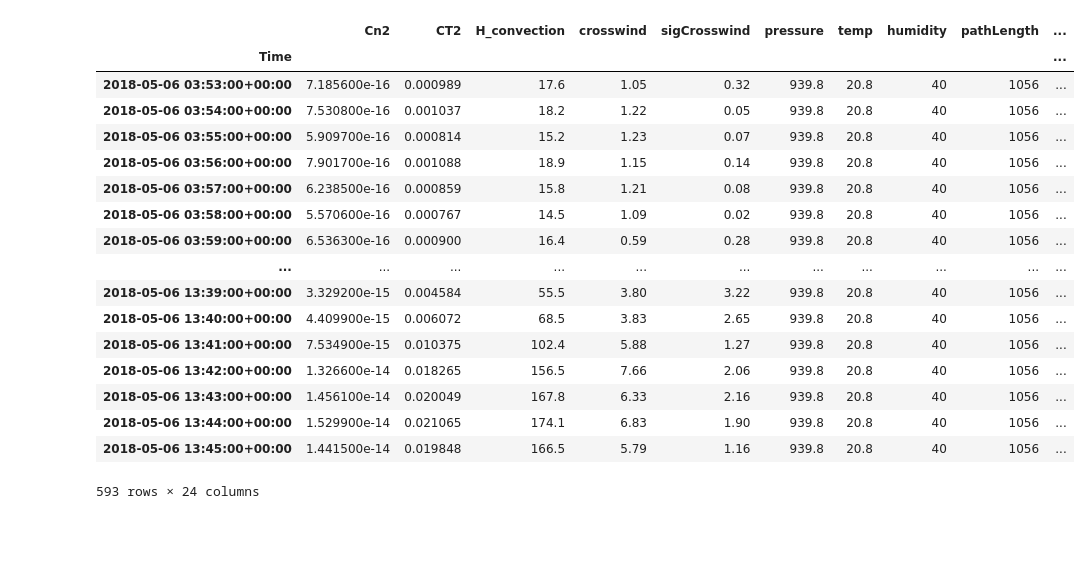
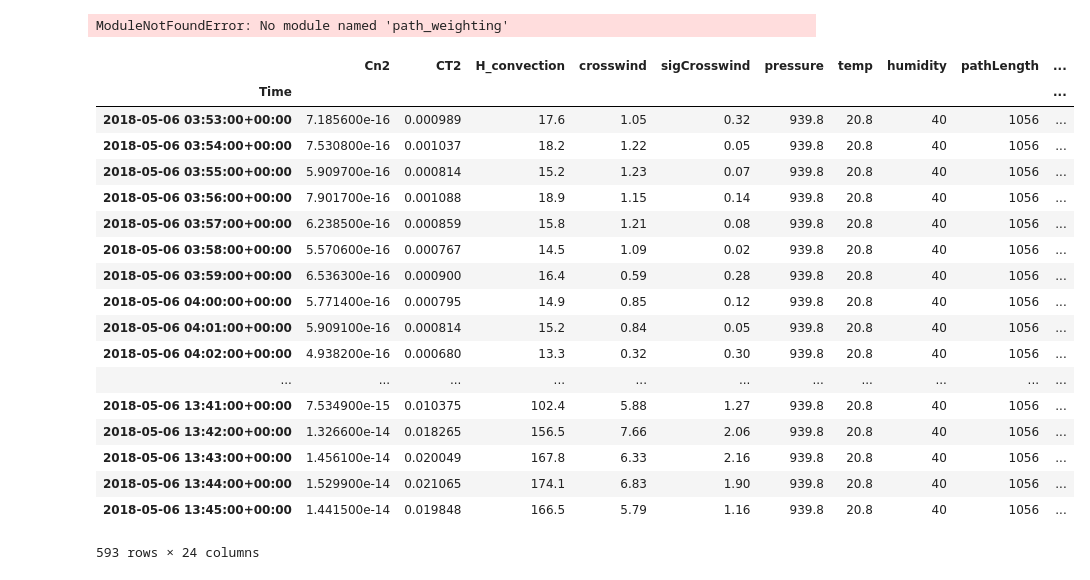
Before and after one commit to gampnico/ss19-feldkurs, a Jupyter notebook: Pycode/notebooks/preliminary_plots.ipynb, the cells around one changed output. Saved outputs shown, nothing was run; the diff lists cells and outputs as text; code cells hidden in the pictures; blank space fills up the shorter version.

```diff
--- a/Pycode/notebooks/preliminary_plots.ipynb
+++ b/Pycode/notebooks/preliminary_plots.ipynb
@@ -4,47 +4,51 @@ import pandas as pd
 %matplotlib inline
 import matplotlib.pyplot as plt
 import numpy as np
-
+import os
 import path_weighting as pw
-import cn_derivations as cn
+# import cn_derivations as cn
 
 pd.options.display.max_rows = 14
 import seaborn as sns
 sns.set_style('ticks')
 sns.set_context('talk')
+os.getcwd()
+# %% [output]
+ModuleNotFoundError: No module named 'path_weighting'
 # %%
 header_list = ["Time", "Cn2", "CT2", "H_convection", "crosswind",
                "sigCrosswind", "pressure", "temp", "humidity", "pathLength",
                "pathHeight", "correctCn2EO", "correctCn2Sat", "correctCn2Cov",
                "mndCounter", "<XA>(c)", "<YA>(c)", "nSigXA(c)", "nSigYA(c)",
                "corXAYA(c)", "numDgnValid", "numDgnValidCrosswind",
                "numDgnTotal", "channelFlagsCombined", "error"]
 
-scint_data = pd.read_csv("../data/SRun/2018-05-06.mnd", header=None,
+scint_data = pd.read_csv("../../data/SRun/2018-05-06.mnd", header=None,
                             skiprows=35, names=header_list, sep="\t")
 
 # Remove timestamp fluff
 scint_data["Time"] = scint_data["Time"].str.replace("PT00H00M59S/", "")
 scint_data["Time"] = scint_data["Time"].str.replace("PT00H00M29S/", "")
 
 scint_data['Time'] = pd.to_datetime(scint_data['Time'])
 
 scint_data = scint_data.set_index("Time")
 scint_data = scint_data[scint_data["error"] ==0]
 scint_data
 # %% [output]
 |  | Cn2 | CT2 | H_convection | crosswind | sigCrosswind | pressure | temp | humidity | pathLength | ... |
 | Time |  |  |  |  |  |  |  |  |  | ... |
 | 2018-05-06 03:53:00+00:00 | 7.185600e-16 | 0.000989 | 17.6 | 1.05 | 0.32 | 939.8 | 20.8 | 40 | 1056 | ... |
 | 2018-05-06 03:54:00+00:00 | 7.530800e-16 | 0.001037 | 18.2 | 1.22 | 0.05 | 939.8 | 20.8 | 40 | 1056 | ... |
 | 2018-05-06 03:55:00+00:00 | 5.909700e-16 | 0.000814 | 15.2 | 1.23 | 0.07 | 939.8 | 20.8 | 40 | 1056 | ... |
 | 2018-05-06 03:56:00+00:00 | 7.901700e-16 | 0.001088 | 18.9 | 1.15 | 0.14 | 939.8 | 20.8 | 40 | 1056 | ... |
 | 2018-05-06 03:57:00+00:00 | 6.238500e-16 | 0.000859 | 15.8 | 1.21 | 0.08 | 939.8 | 20.8 | 40 | 1056 | ... |
 | 2018-05-06 03:58:00+00:00 | 5.570600e-16 | 0.000767 | 14.5 | 1.09 | 0.02 | 939.8 | 20.8 | 40 | 1056 | ... |
 | 2018-05-06 03:59:00+00:00 | 6.536300e-16 | 0.000900 | 16.4 | 0.59 | 0.28 | 939.8 | 20.8 | 40 | 1056 | ... |
+| 2018-05-06 04:00:00+00:00 | 5.771400e-16 | 0.000795 | 14.9 | 0.85 | 0.12 | 939.8 | 20.8 | 40 | 1056 | ... |
+| 2018-05-06 04:01:00+00:00 | 5.909100e-16 | 0.000814 | 15.2 | 0.84 | 0.05 | 939.8 | 20.8 | 40 | 1056 | ... |
+| 2018-05-06 04:02:00+00:00 | 4.938200e-16 | 0.000680 | 13.3 | 0.32 | 0.30 | 939.8 | 20.8 | 40 | 1056 | ... |
 | ... | ... | ... | ... | ... | ... | ... | ... | ... | ... | ... |
-| 2018-05-06 13:39:00+00:00 | 3.329200e-15 | 0.004584 | 55.5 | 3.80 | 3.22 | 939.8 | 20.8 | 40 | 1056 | ... |
-| 2018-05-06 13:40:00+00:00 | 4.409900e-15 | 0.006072 | 68.5 | 3.83 | 2.65 | 939.8 | 20.8 | 40 | 1056 | ... |
 | 2018-05-06 13:41:00+00:00 | 7.534900e-15 | 0.010375 | 102.4 | 5.88 | 1.27 | 939.8 | 20.8 | 40 | 1056 | ... |
 | 2018-05-06 13:42:00+00:00 | 1.326600e-14 | 0.018265 | 156.5 | 7.66 | 2.06 | 939.8 | 20.8 | 40 | 1056 | ... |
 | 2018-05-06 13:43:00+00:00 | 1.456100e-14 | 0.020049 | 167.8 | 6.33 | 2.16 | 939.8 | 20.8 | 40 | 1056 | ... |
```
Also changed, not shown: parts of 3 cells of this notebook, 17 other files.
